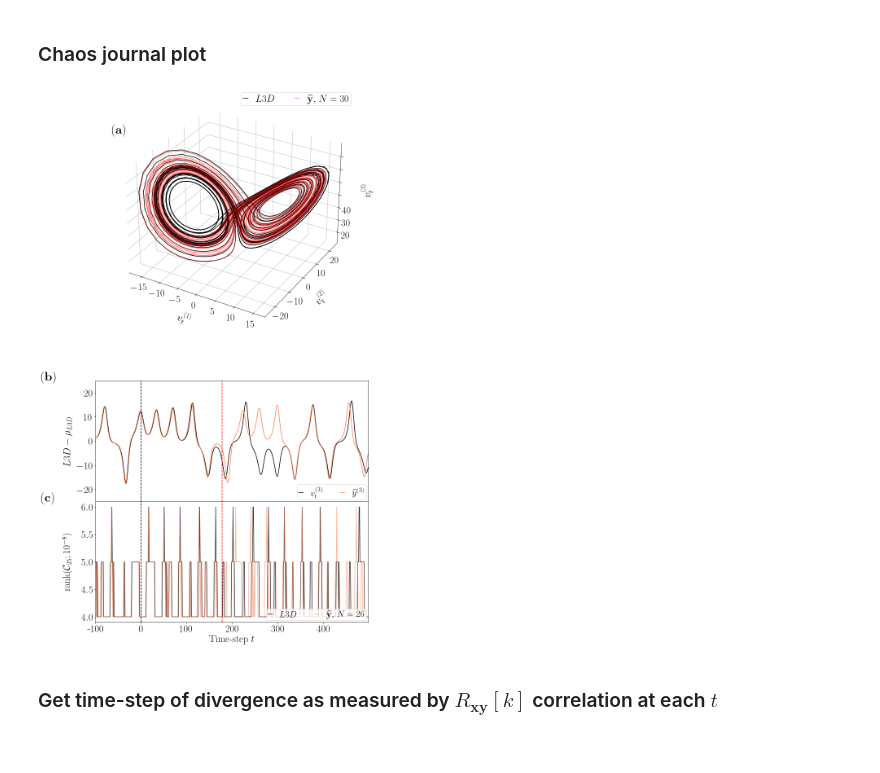
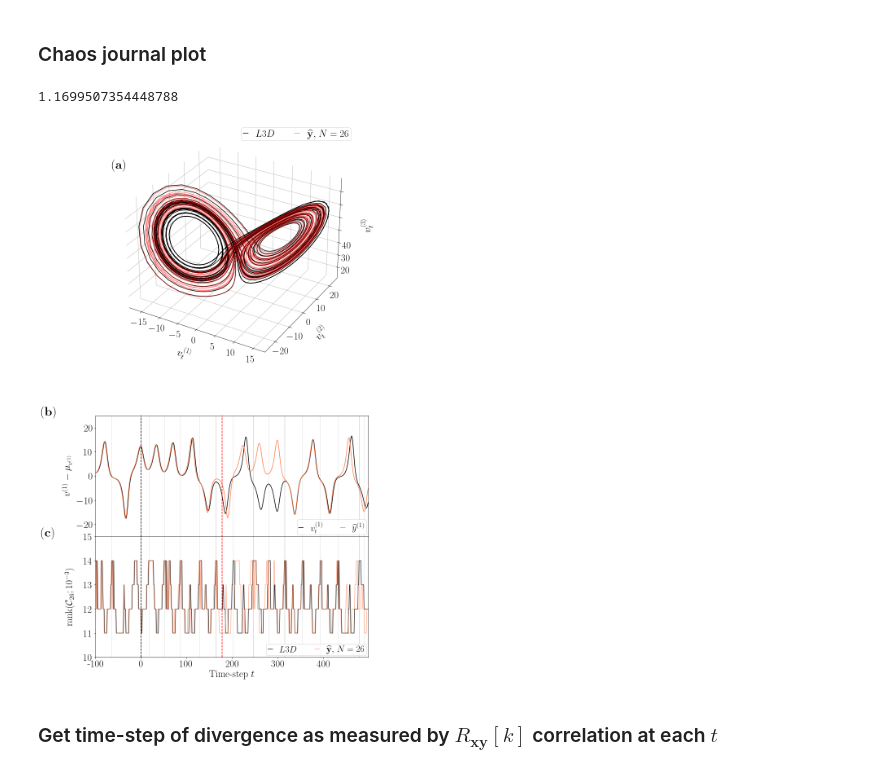
Before and after one commit to BrianWhiteaker/ChaosESN, a Jupyter notebook: NoGamma/outputL3D.ipynb, the cells around one changed output. Cells and saved outputs as stored; diff of their text form; code cells hidden in the pictures.

```diff
--- a/NoGamma/outputL3D.ipynb
+++ b/NoGamma/outputL3D.ipynb
@@ -363,18 +364,22 @@ plt.show()
 from mpl_toolkits.mplot3d import Axes3D
 import matplotlib.gridspec as gridspec
 from scipy.signal import argrelmax
+# %%
+np.max(radii[:-500])
+# %% [output]
+1.1699507354448788
 # %%
 N = 26
 K = 3
-v = 2
+v = 3
 pred = np.array(dict_models[str(N)]['Preds'])
 start, end= 13900,15000
 p = dict_models[str(N)]['Params']
 mat = np.array(dict_models[str(N)]['Wnet'])
 Wr, Wi = rca.get_mats(None, K,N, matrix=mat)
-sig_rks = rca.rank_along_trajectory( Wr, Wi, p[0], p[2],
+sig_rks,radii = rca.rank_along_trajectory( Wr, Wi, p[0], p[2],
                             signal[start:end], N, K, tols[v])
-pred_rks = rca.rank_along_trajectory( Wr, Wi, p[0], p[2],
+pred_rks,_ = rca.rank_along_trajectory( Wr, Wi, p[0], p[2],
                             pred[start:end],N, K, tols[v])
 
 top,bottom  = 13900,15000
@@ -390,7 +395,7 @@ ax1.plot(signal[14000:,0]+mu[0],
 ax1.plot(pred[14000:,0]+mu[0],
          pred[14000:,1]+mu[1],
          pred[14000:,2]+mu[2],
-         c='r', label='$\widehat{\mathbf{y}},$ $N=30$', alpha=.5)
+         c='r', label='$\widehat{\mathbf{y}},$ $N=26$', alpha=.5)
 ax1.set_xlabel('$v^{(1)}_t$', fontsize=26, color='black')
 ax1.set_ylabel('$v^{(2)}_t$', fontsize=26, color='black')
 ax1.set_zlabel('$v^{(3)}_t$', fontsize=26, color='black')
@@ -414,49 +419,50 @@ gs1 = gs[1].subgridspec(2,1, hspace=0)
 ax2 = plt.subplot(gs1[0])
 ax2.text(-0.2, 1.,s='$(\mathbf{b})$', transform=ax2.transAxes,
             size=30, weight='bold')
-ax2.plot(signal[top:bottom-500, 0], color='k', label='$v^{(3)}_t$')
-ax2.plot(pred[top:bottom-500, 0],'coral', ms=3, label = '$\widehat{y}^{(3)}$')
-ax2.axvline(100, color='k', linestyle='dashed')
-ax2.axvline(278, color='r', linestyle='dashed')
-ax2.set_ylabel('$L3D -\mu_{L3D}$', labelpad=10)
+ax2.plot([x for x in range(top,bottom-500)],signal[top:bottom-500, 0], color='k', label='$v^{(1)}_t$')
+ax2.plot([x for x in range(top,bottom-500)],pred[top:bottom-500, 0],'coral', ms=3, label = '$\widehat{y}^{(1)}$')
+ax2.axvline(top+100, color='k', linestyle='dashed')
+ax2.axvline(top+278, color='r', linestyle='dashed')
+ax2.set_ylabel('$v^{(1)} -\mu_{v^{(1)}}$', labelpad=10)
 ax2.set_ylim(-25,25)
 ax2.legend(loc='lower right',
            ncol=2 ,
            handlelength=.5,
            fontsize=22,
            borderpad=.2,
            borderaxespad=.2)
 ax2.set_xticks([])
-
+lowlim, uplim =10,15
 ax3 = plt.subplot(gs1[1])
 ax3.plot([x for x in range(top,bottom-500)],
-         sig_rks[:-500], color='k',
+         sig_rks[:-500].astype(int), color='k',
          label='$L3D$', alpha=.8)
 ax3.plot([x for x in range(top,bottom-500)],
-         pred_rks[:-500], color= 'coral',
+         pred_rks[:-500].astype(int), color= 'coral',
          label='$\widehat{\mathbf{y}},$ $N=26$', alpha=.6)
 
-ax3.set_ylabel('$\mathrm{rank}(\mathbf{\mathcal{C}}_{25};10^{-8})$', labelpad=22)
+ax3.set_ylabel('$\mathrm{rank}(\mathbf{\mathcal{C}}_{26};10^{-3})$', labelpad=22)
 ax3.set_xlabel('Time-step $t$')
 ax3.text(-0.2, 0,s='$(\mathbf{c})$', transform=ax2.transAxes,
             size=30, weight='bold')
 ax3.legend(handlelength=.5,
            ncol=2,
            loc='lower right',
            fontsize=22,
            borderpad=.2,
            borderaxespad=.2)
 ax3.set_xticks([13900,14000,14100,14200,14300,14400])
 ax3.set_xticklabels([-100,0,100,200,300,400])
-
-ax3.axvline(14000, color='k', linestyle='dashed')
-ax3.axvline(14178, color='r', linestyle='dashed')
-#ax3.set_ylim(27,29)
+ax2.vlines(np.where(radii[:-500]>1.16)[0]+13900 , -25,25, color='k', linewidths=1, alpha=.12)
+ax3.vlines(np.where(radii[:-500]>1.16)[0]+13900 , lowlim,uplim, color='k', linewidths=1, alpha=.12)
+ax3.axvline(top +100, color='k', linestyle='dashed')
+ax3.axvline(top +100+178, color='r', linestyle='dashed')
+ax3.set_ylim(lowlim,uplim)
 plt.tight_layout()
 plt.show()
 fig.savefig("../PlotNBs/NBoutputs/L3D_lines_combined.pdf", format='pdf', bbox_inches='tight', pad_inches=.01)
 # %% [output]
-[figure, old version]
+[figure, new version]
 # %% [markdown]
 ### Get time-step of divergence as measured by $R_{\mathbf{xy}}[k]$ correlation at each $t$
 # %%
```
Also changed, not shown: parts of 3 cells of this notebook, 1 other file.
